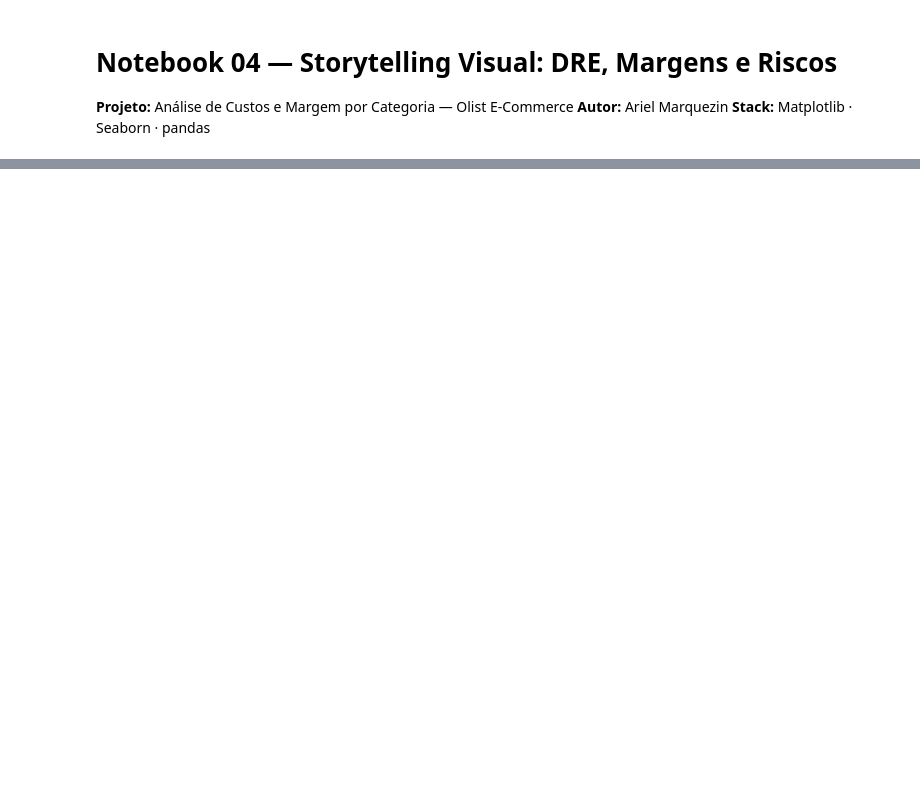
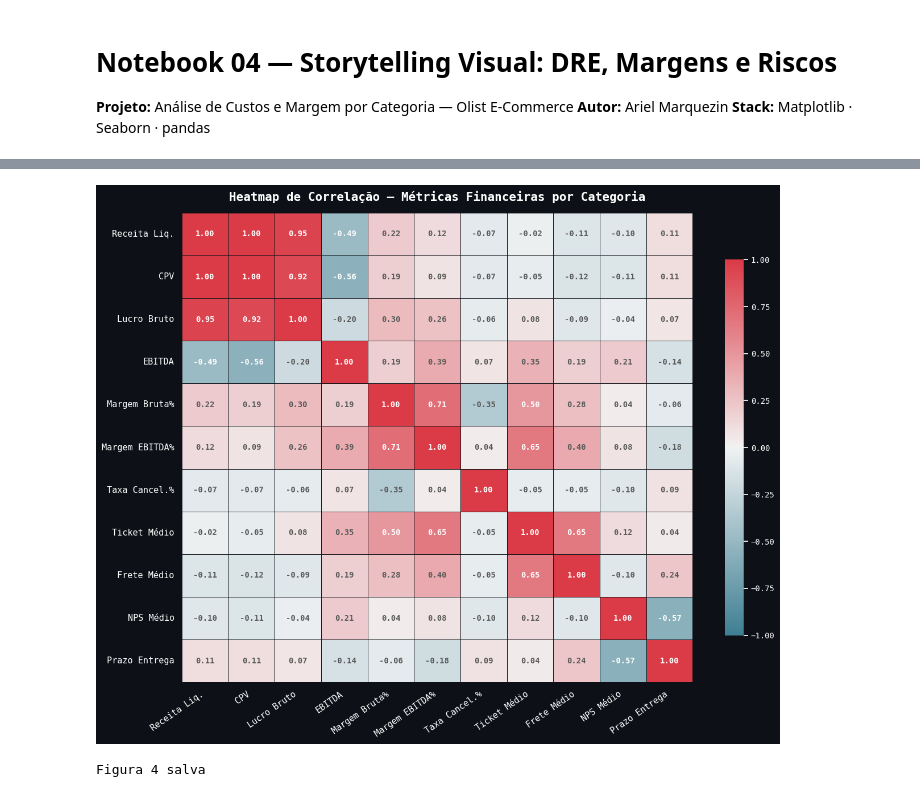
Before and after one commit to MarquezinAriel/Data-Pipelines, a Jupyter notebook: olist-cost-analysis/notebooks/04_visualizacao.ipynb, the cells around one changed output, grey strips where cells are left out. Saved outputs shown, nothing was run; the diff lists cells and outputs as text; code cells hidden in the pictures; blank space fills up the shorter version.

```diff
--- a/olist-cost-analysis/notebooks/04_visualizacao.ipynb
+++ b/olist-cost-analysis/notebooks/04_visualizacao.ipynb
@@ -272,35 +323,53 @@ corr_labels = [
     'NPS Médio', 'Prazo Entrega'
 ]
 corr_matrix = dre[corr_cols].corr()
 
+# Gera anotações com cor dinâmica baseada no valor
+annot_matrix = corr_matrix.copy()
+
 fig, ax = plt.subplots(figsize=(13, 10))
 fig.patch.set_facecolor('#0d1117')
 ax.set_facecolor('#161b22')
 
 cmap = sns.diverging_palette(220, 10, as_cmap=True)
 sns.heatmap(
     corr_matrix,
-    annot=True, fmt='.2f', cmap=cmap,
+    annot=False,  # desativa anotação automática
+    cmap=cmap,
     vmin=-1, vmax=1, center=0,
     linewidths=0.5, linecolor='#0d1117',
     xticklabels=corr_labels, yticklabels=corr_labels,
-    ax=ax, annot_kws={'size': 10, 'color': 'white'},
+    ax=ax,
     cbar_kws={'shrink': 0.8}
 )
+
+# Anotações manuais com cor dinâmica
+for i in range(corr_matrix.shape[0]):
+    for j in range(corr_matrix.shape[1]):
+        val = corr_matrix.iloc[i, j]
+        # Valores próximos de 0 (quadrados claros) recebem texto escuro
+        txt_color = '#595959' if abs(val) < 0.4 else 'white'
+        ax.text(j + 0.5, i + 0.5, f'{val:.2f}',
+                ha='center', va='center',
+                fontsize=10, color=txt_color, fontweight='bold')
+
 ax.set_title('Heatmap de Correlação — Métricas Financeiras por Categoria',
              fontsize=15, fontweight='bold', color='white', pad=15)
 ax.tick_params(axis='x', labelsize=11, colors='white', rotation=35)
 ax.tick_params(axis='y', labelsize=11, colors='white', rotation=0)
 ax.xaxis.set_tick_params(labeltop=False)
 plt.setp(ax.get_xticklabels(), ha='right')
 
 cbar = ax.collections[0].colorbar
 cbar.ax.tick_params(labelsize=10, colors='white')
 
 plt.tight_layout()
 plt.savefig(os.path.join(FIGURES_PATH, '04_heatmap_correlacao.png'), dpi=150, bbox_inches='tight')
 plt.show()
 print('Figura 4 salva')
+# %% [output]
+[figure, added]
+Figura 4 salva
 # %%
 # ── FIGURA 5: Tendência Mensal ────────────────────────────────────────────────
 df_m = monthly.dropna(subset=['mom_receita_pct']).copy()
```
Also changed, not shown: parts of 14 cells of this notebook.
